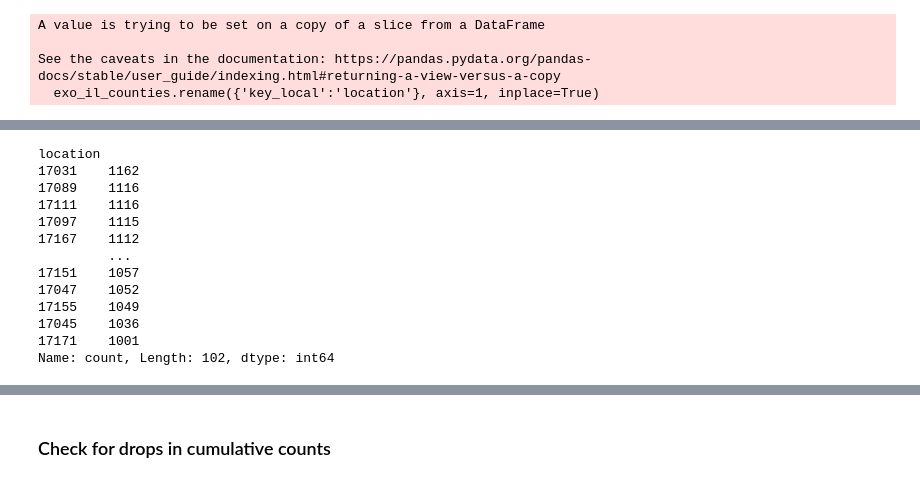
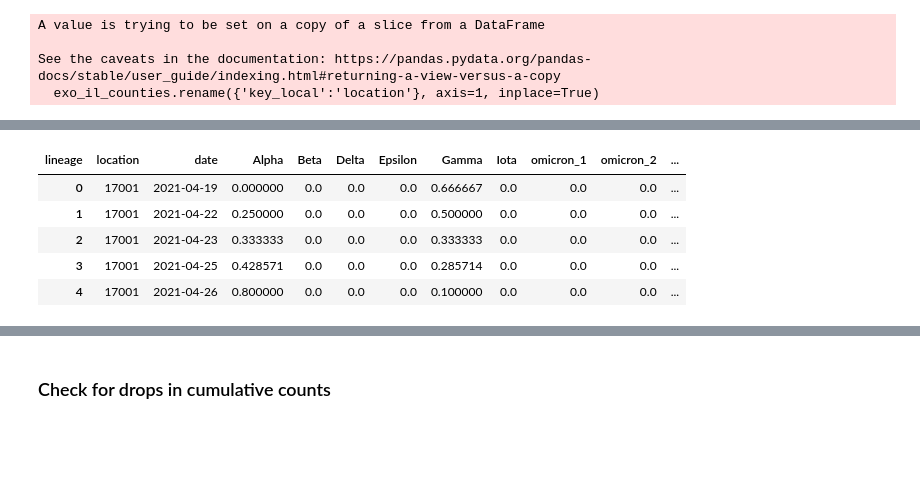
Before and after one commit to roomtempfusion/STAT-461-Group-Project, a Jupyter notebook: data processing/data_processor.ipynb, the cells around one changed output, grey strips where cells are left out. Saved outputs shown, nothing was run; the diff lists cells and outputs as text; code cells hidden in the pictures; blank space fills up the shorter version.

```diff
--- a/data processing/data_processor.ipynb
+++ b/data processing/data_processor.ipynb
@@ -531,16 +531,9 @@ exo_il_counties.head()
-# %%
-exo_il_counties.location.value_counts()
-# %% [output]
-location
-17031    1162
-17089    1116
-17111    1116
-17097    1115
-17167    1112
-         ...
-17151    1057
-17047    1052
-17155    1049
-17045    1036
-17171    1001
-Name: count, Length: 102, dtype: int64
+# %%
+props_ts.head()
+# %% [output]
+| lineage | location | date | Alpha | Beta | Delta | Epsilon | Gamma | Iota | omicron_1 | omicron_2 | ... |
+| 0 | 17001 | 2021-04-19 | 0.000000 | 0.0 | 0.0 | 0.0 | 0.666667 | 0.0 | 0.0 | 0.0 | ... |
+| 1 | 17001 | 2021-04-22 | 0.250000 | 0.0 | 0.0 | 0.0 | 0.500000 | 0.0 | 0.0 | 0.0 | ... |
+| 2 | 17001 | 2021-04-23 | 0.333333 | 0.0 | 0.0 | 0.0 | 0.333333 | 0.0 | 0.0 | 0.0 | ... |
+| 3 | 17001 | 2021-04-25 | 0.428571 | 0.0 | 0.0 | 0.0 | 0.285714 | 0.0 | 0.0 | 0.0 | ... |
+| 4 | 17001 | 2021-04-26 | 0.800000 | 0.0 | 0.0 | 0.0 | 0.100000 | 0.0 | 0.0 | 0.0 | ... |
```
Also changed, not shown: parts of 24 cells of this notebook, 6 other files.
